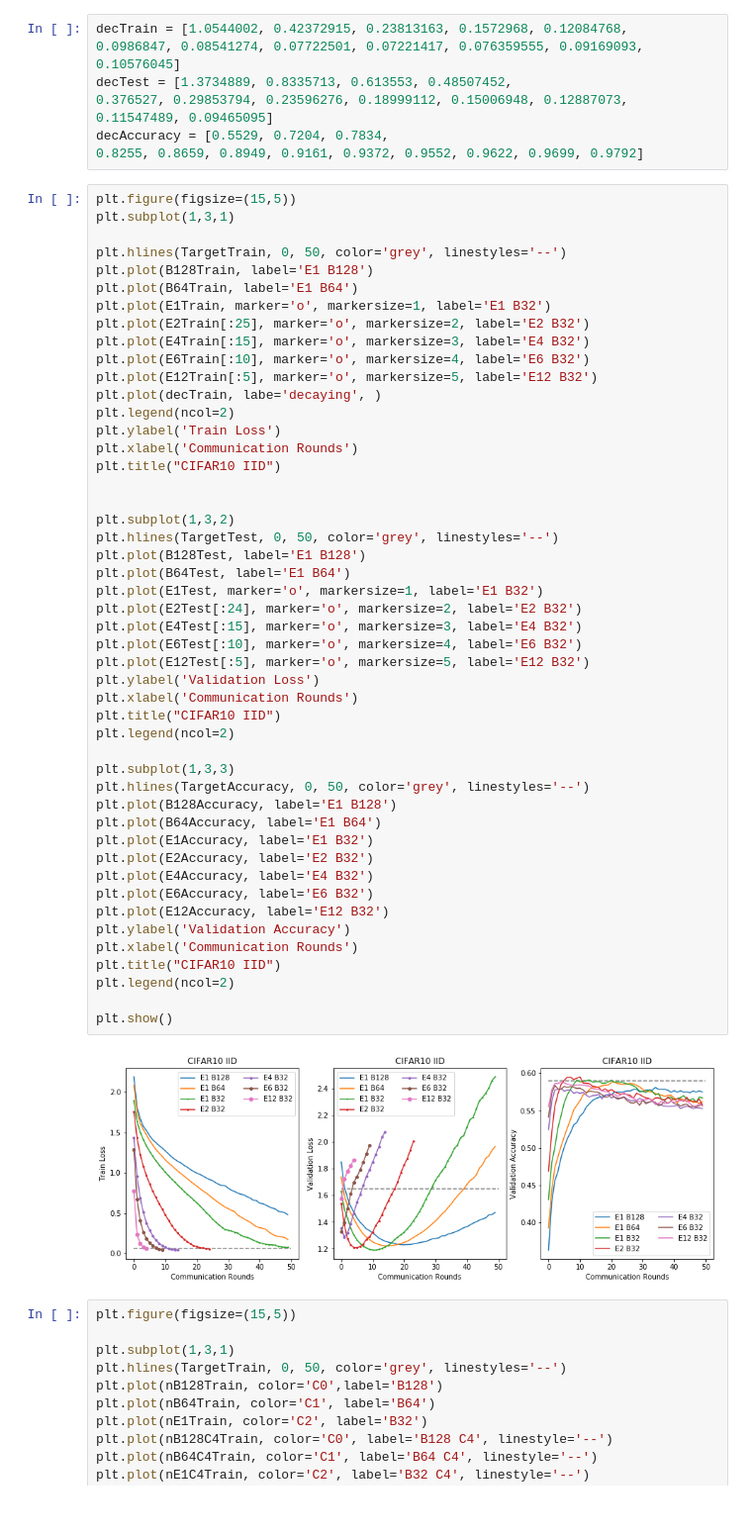
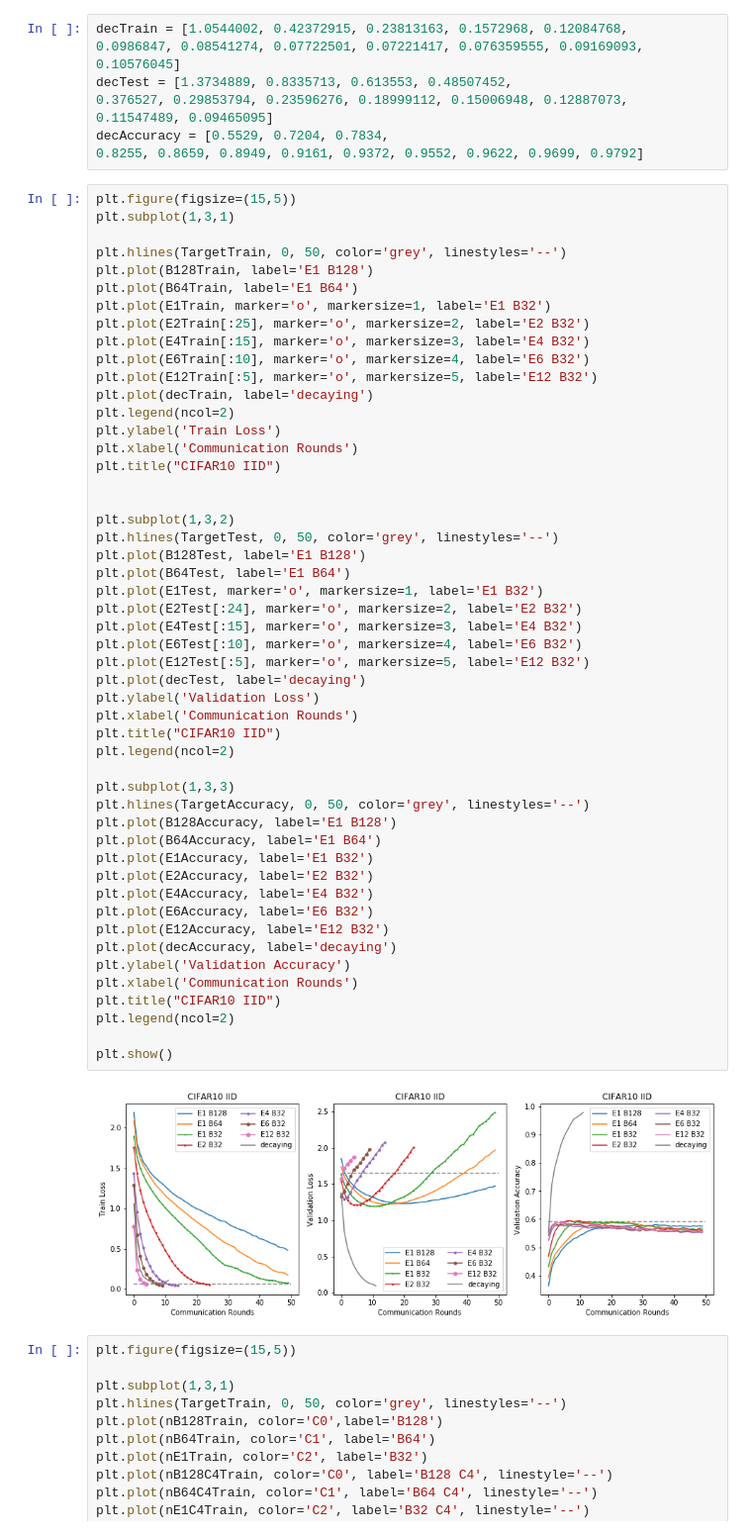
Before and after one commit to abogdanova/FedMed, a Jupyter notebook: Experiments.ipynb, the cells around one changed output. Shown at 99% size. Saved outputs shown, nothing was run; the diff lists cells and outputs as text.

```diff
--- a/Experiments.ipynb
+++ b/Experiments.ipynb
@@ -36,7 +36,7 @@ plt.plot(E2Train[:25], marker='o', markersize=2, label='E2 B32')
 plt.plot(E4Train[:15], marker='o', markersize=3, label='E4 B32')
 plt.plot(E6Train[:10], marker='o', markersize=4, label='E6 B32')
 plt.plot(E12Train[:5], marker='o', markersize=5, label='E12 B32')
-plt.plot(decTrain, labe='decaying', )
+plt.plot(decTrain, label='decaying')
 plt.legend(ncol=2)
 plt.ylabel('Train Loss')
 plt.xlabel('Communication Rounds')
@@ -46,34 +46,36 @@ plt.title("CIFAR10 IID")
 plt.subplot(1,3,2)
 plt.hlines(TargetTest, 0, 50, color='grey', linestyles='--')
 plt.plot(B128Test, label='E1 B128')
 plt.plot(B64Test, label='E1 B64')
 plt.plot(E1Test, marker='o', markersize=1, label='E1 B32')
 plt.plot(E2Test[:24], marker='o', markersize=2, label='E2 B32')
 plt.plot(E4Test[:15], marker='o', markersize=3, label='E4 B32')
 plt.plot(E6Test[:10], marker='o', markersize=4, label='E6 B32')
 plt.plot(E12Test[:5], marker='o', markersize=5, label='E12 B32')
+plt.plot(decTest, label='decaying')
 plt.ylabel('Validation Loss')
 plt.xlabel('Communication Rounds')
 plt.title("CIFAR10 IID")
 plt.legend(ncol=2)
 
 plt.subplot(1,3,3)
 plt.hlines(TargetAccuracy, 0, 50, color='grey', linestyles='--')
 plt.plot(B128Accuracy, label='E1 B128')
 plt.plot(B64Accuracy, label='E1 B64')
 plt.plot(E1Accuracy, label='E1 B32')
 plt.plot(E2Accuracy, label='E2 B32')
 plt.plot(E4Accuracy, label='E4 B32')
 plt.plot(E6Accuracy, label='E6 B32')
 plt.plot(E12Accuracy, label='E12 B32')
+plt.plot(decAccuracy, label='decaying')
 plt.ylabel('Validation Accuracy')
 plt.xlabel('Communication Rounds')
 plt.title("CIFAR10 IID")
 plt.legend(ncol=2)
 
 plt.show()
 # %% [output]
-[figure, old version]
+[figure, new version]
 # %%
 plt.figure(figsize=(15,5))
 
```
Also changed, not shown: 1 other file.
